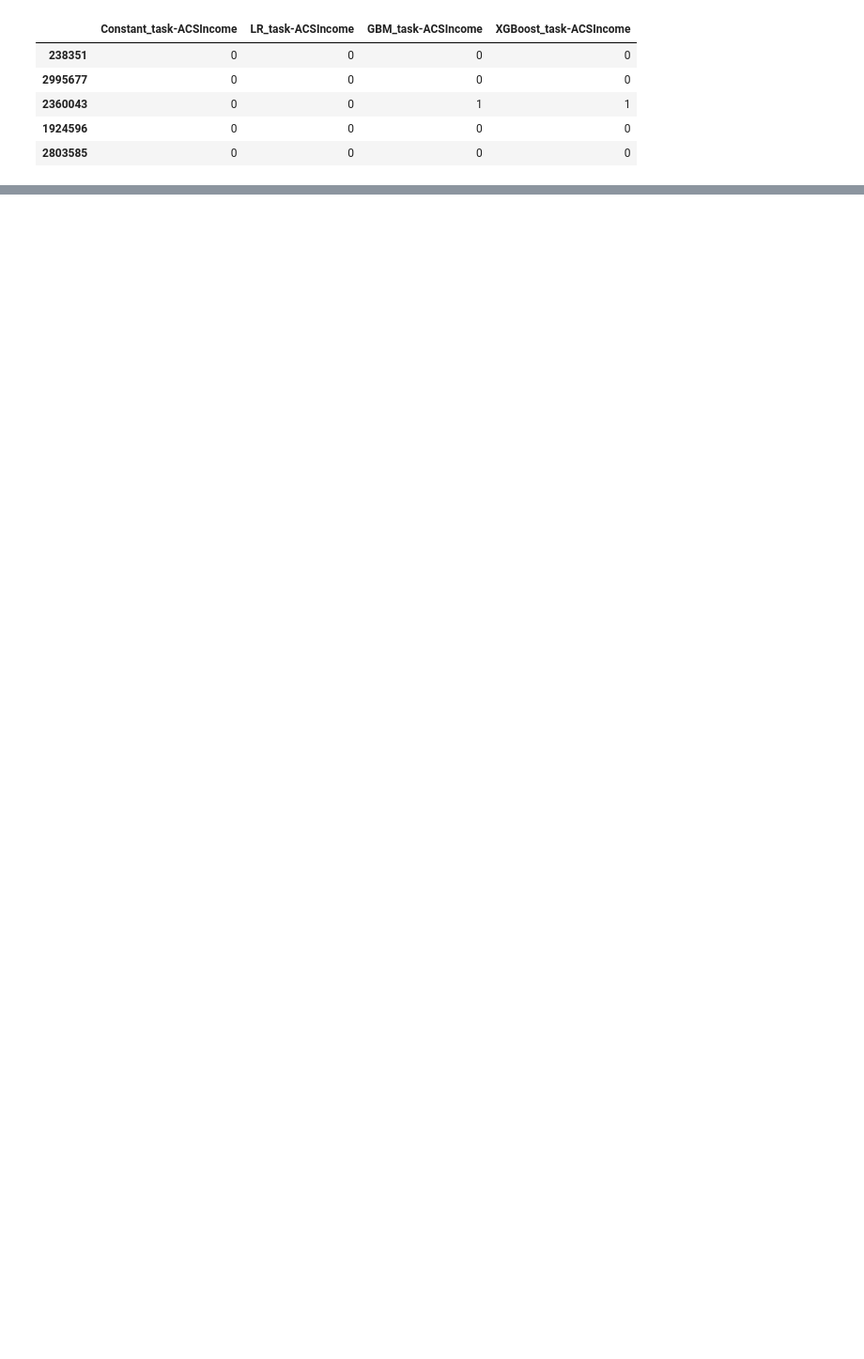
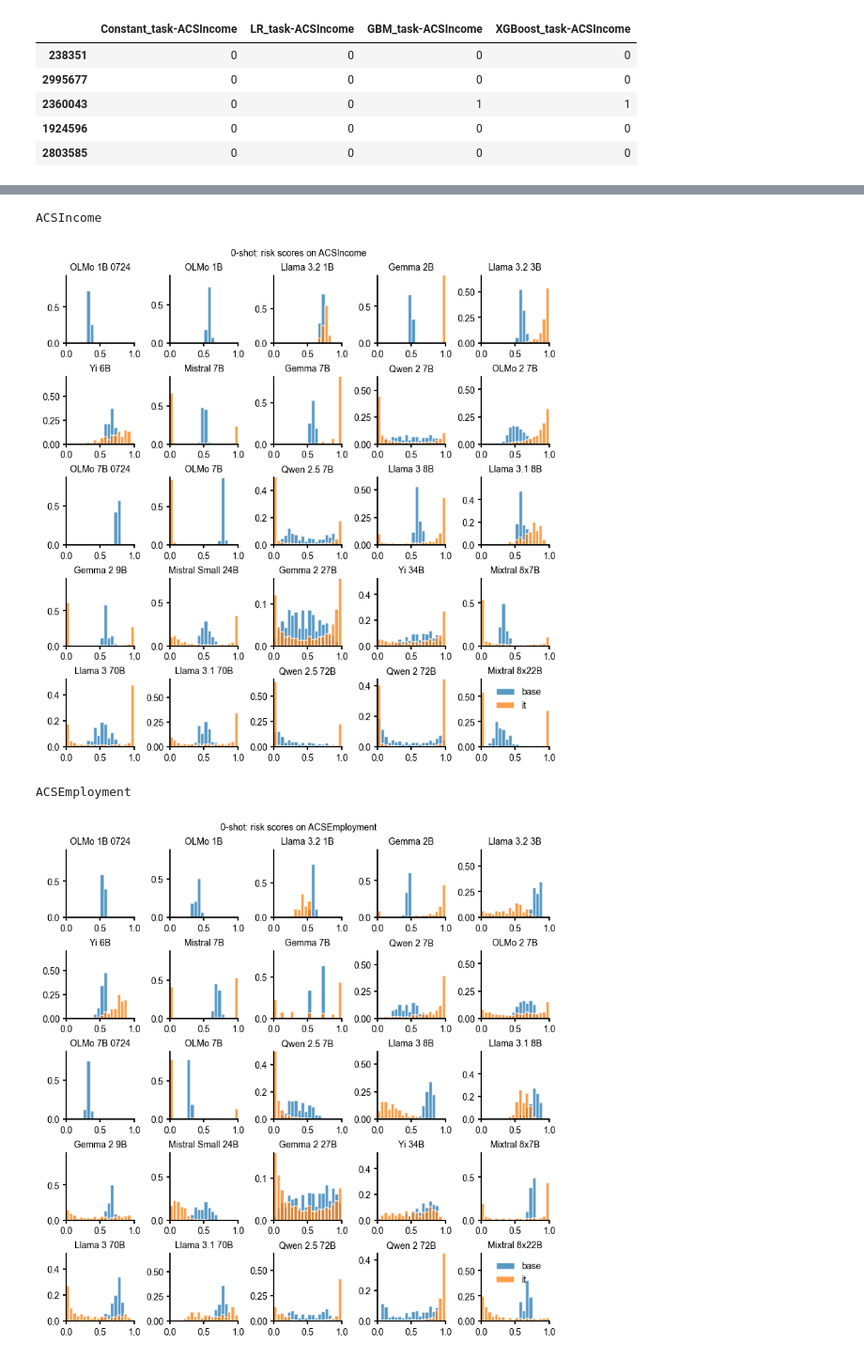
Before and after one commit to milagorecki/monoculture-multiplicity-paper, a Jupyter notebook: notebooks/same-prompt-performance.ipynb, the cells around one changed output, grey strips where cells are left out. Shown at 94% size. Saved outputs shown, nothing was run; the diff lists cells and outputs as text; code cells hidden in the pictures; blank space fills up the shorter version.

```diff
--- a/notebooks/same-prompt-performance.ipynb
+++ b/notebooks/same-prompt-performance.ipynb
@@ -168,0 +276,68 @@ Loading ACS data...
+# %%
+# to ensure axis are the same across plots, get max y value per model
+ymax = {}
+for model in base_models_0:
+    ymax[model] = 0
+    for task in TASKS:
+        N = risk_scores_0[task].shape[0]
+        task_max = max(
+            np.histogram(
+                risk_scores_0[task][model],
+                weights=np.zeros((N,)) + 1.0 / N,
+                bins=np.arange(0, 1.01, 0.05),
+            )[0]
+        )
+        if task_max > ymax[model]:
+            ymax[model] = task_max
+
+
+for task in TASKS:
+    print(task)
+    N = risk_scores_0[task].shape[0]
+    num_row, num_col = 5, 5
+    fig, axs = plt.subplots(num_row, num_col, figsize=(8, 8), constrained_layout=True)
+    fig.suptitle(f"0-shot: risk scores on {task}")
+    for i, model in enumerate(base_models_0):
+
+        coresponding_it_model = [
+            itm
+            for itm in it_models_0
+            if prettify_model_name(key_to_model(itm)).startswith(
+                prettify_model_name(key_to_model(model))
+            )
+        ]
+        # print(model, coresponding_it_model)
+
+        axs[i // num_col, i % num_col].set_xlim(0.0, 1.0)
+        axs[i // num_col, i % num_col].set_title(
+            prettify_model_name(key_to_model(model))
+        )
+        ys, xs, _ = axs[i // num_col, i % num_col].hist(
+            risk_scores_0[task][model],
+            weights=np.zeros((N,)) + 1.0 / N,
+            alpha=0.75,
+            label="base",
+            bins=np.arange(0, 1.01, 0.05),
+            edgecolor="w",
+            linewidth=1,
+        )
+        axs[i // num_col, i % num_col].set_ylim(0.0, ymax[model])
+        if len(coresponding_it_model) == 1:
+            axs[i // num_col, i % num_col].hist(
+                risk_scores_0[task][coresponding_it_model[0]],
+                weights=np.zeros((N,)) + 1.0 / N,
+                alpha=0.75,
+                label="it",
+                bins=np.arange(0, 1.01, 0.05),
+                edgecolor="w",
+                linewidth=1.2,
+            )
+    axs[-1, -1].legend()
+    # plt.savefig(FIGURES_ROOT_DIR/f'{task}_risk_scores.png')
+
+    plt.show()
+# %% [output]
+ACSIncome
+[figure, added]
+ACSEmployment
+[figure, added]
```
Also changed, not shown: parts of 42 cells of this notebook, 12 other files.
